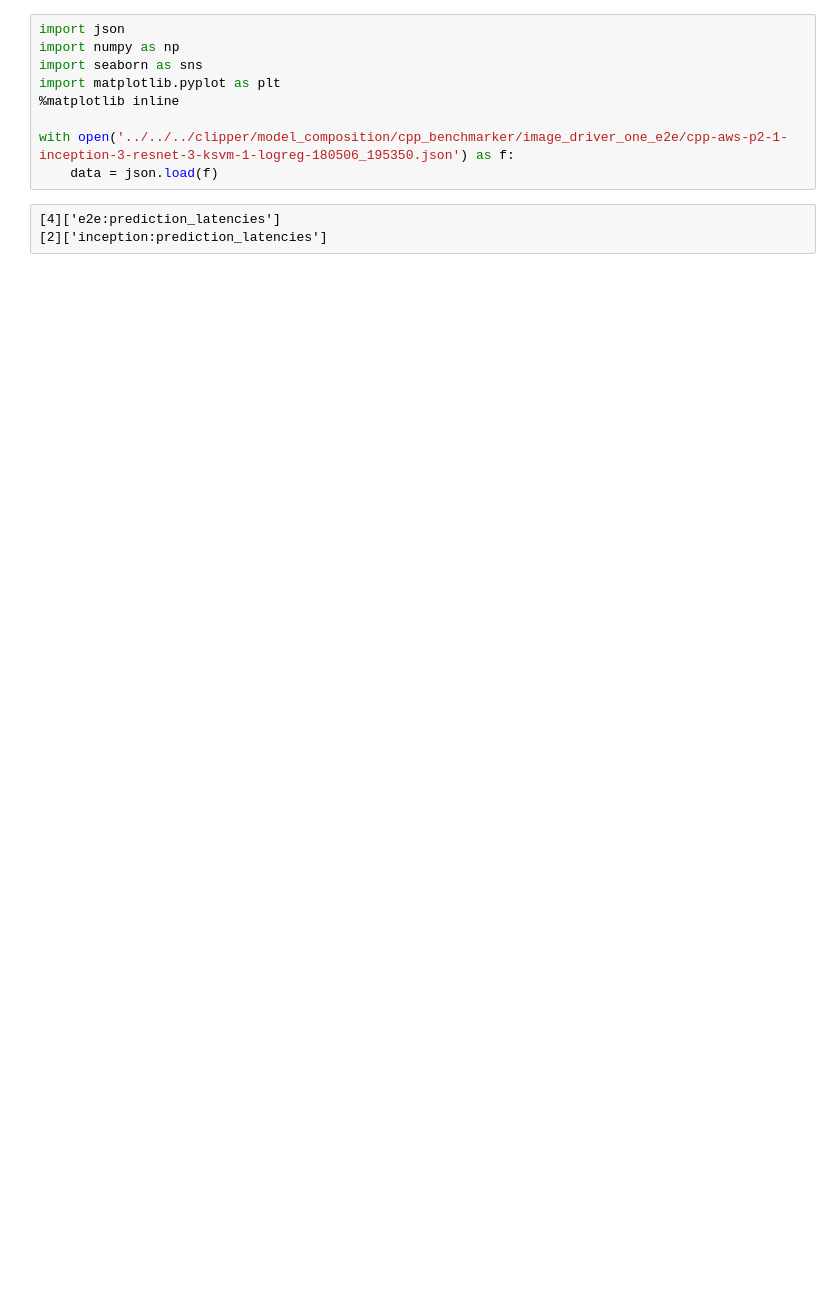
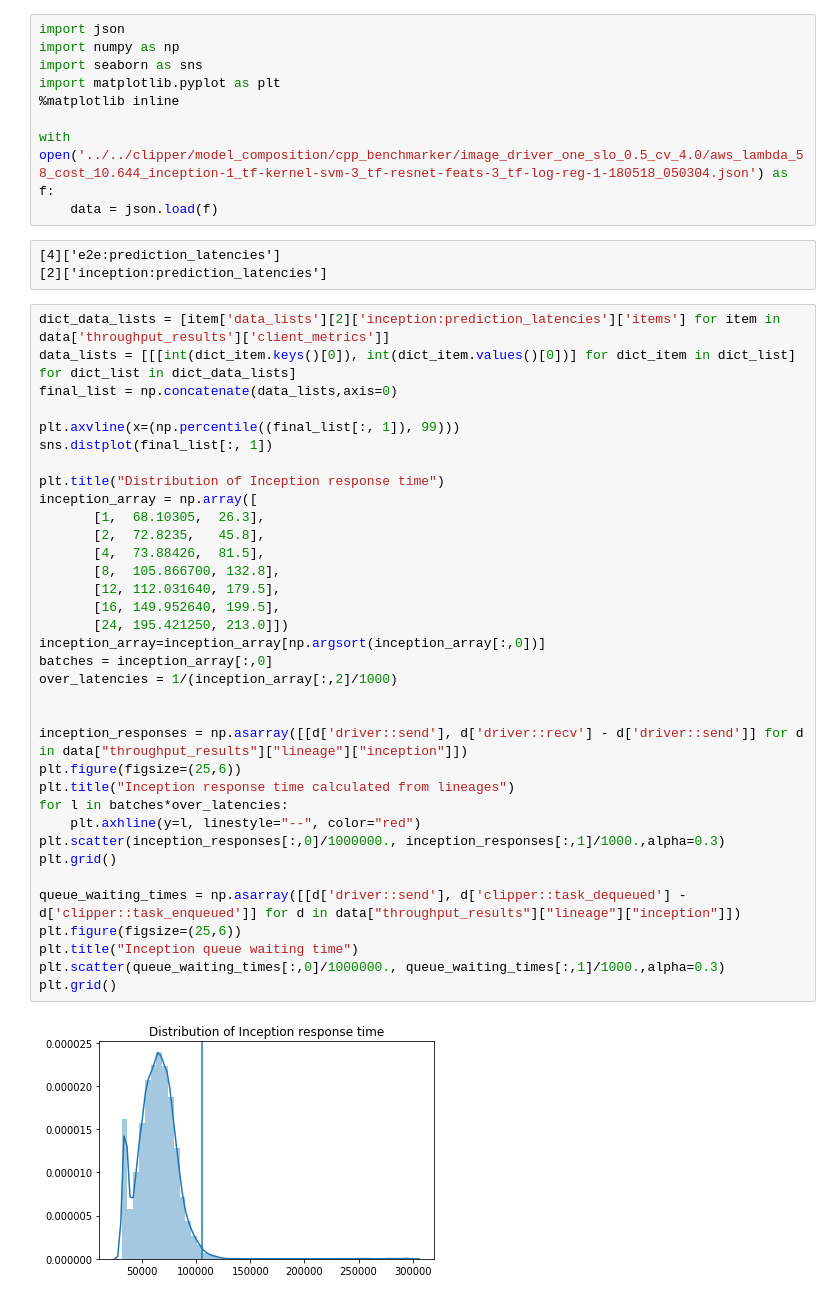
Before and after one commit to EyalSel/plots-model-comp-paper, a Jupyter notebook: plotting/Viewing_Logs.ipynb, the cells around one changed output. Drawn from its saved outputs; the diff is of its cells as text; blank space fills up the shorter version.

```diff
--- a/plotting/Viewing_Logs.ipynb
+++ b/plotting/Viewing_Logs.ipynb
@@ -5,8 +5,45 @@ import seaborn as sns
 import matplotlib.pyplot as plt
 %matplotlib inline
 
-with open('../../../clipper/model_composition/cpp_benchmarker/image_driver_one_e2e/cpp-aws-p2-1-inception-3-resnet-3-ksvm-1-logreg-180506_195350.json') as f:
+with open('../../clipper/model_composition/cpp_benchmarker/image_driver_one_slo_0.5_cv_4.0/aws_lambda_58_cost_10.644_inception-1_tf-kernel-svm-3_tf-resnet-feats-3_tf-log-reg-1-180518_050304.json') as f:
     data = json.load(f)
 # %% [raw]
 [4]['e2e:prediction_latencies']
 [2]['inception:prediction_latencies']
+# %%
+dict_data_lists = [item['data_lists'][2]['inception:prediction_latencies']['items'] for item in data['throughput_results']['client_metrics']]
+data_lists = [[[int(dict_item.keys()[0]), int(dict_item.values()[0])] for dict_item in dict_list] for dict_list in dict_data_lists]
+final_list = np.concatenate(data_lists,axis=0)
+
+plt.axvline(x=(np.percentile((final_list[:, 1]), 99)))
+sns.distplot(final_list[:, 1])
+
+plt.title("Distribution of Inception response time")
+inception_array = np.array([
+       [1,  68.10305,  26.3],
+       [2,  72.8235,   45.8],
+       [4,  73.88426,  81.5],
+       [8,  105.866700, 132.8],
+       [12, 112.031640, 179.5],
+       [16, 149.952640, 199.5],
+       [24, 195.421250, 213.0]])
+inception_array=inception_array[np.argsort(inception_array[:,0])]
+batches = inception_array[:,0]
+over_latencies = 1/(inception_array[:,2]/1000)
+
+
+inception_responses = np.asarray([[d['driver::send'], d['driver::recv'] - d['driver::send']] for d in data["throughput_results"]["lineage"]["inception"]])
+plt.figure(figsize=(25,6))
+plt.title("Inception response time calculated from lineages")
+for l in batches*over_latencies:
+    plt.axhline(y=l, linestyle="--", color="red")
+plt.scatter(inception_responses[:,0]/1000000., inception_responses[:,1]/1000.,alpha=0.3)
+plt.grid()
+
+queue_waiting_times = np.asarray([[d['driver::send'], d['clipper::task_dequeued'] - d['clipper::task_enqueued']] for d in data["throughput_results"]["lineage"]["inception"]])
+plt.figure(figsize=(25,6))
+plt.title("Inception queue waiting time")
+plt.scatter(queue_waiting_times[:,0]/1000000., queue_waiting_times[:,1]/1000.,alpha=0.3)
+plt.grid()
+# %% [output]
+[figure, added]
```
Also changed, not shown: parts of 8 cells of this notebook, 3 other files.
